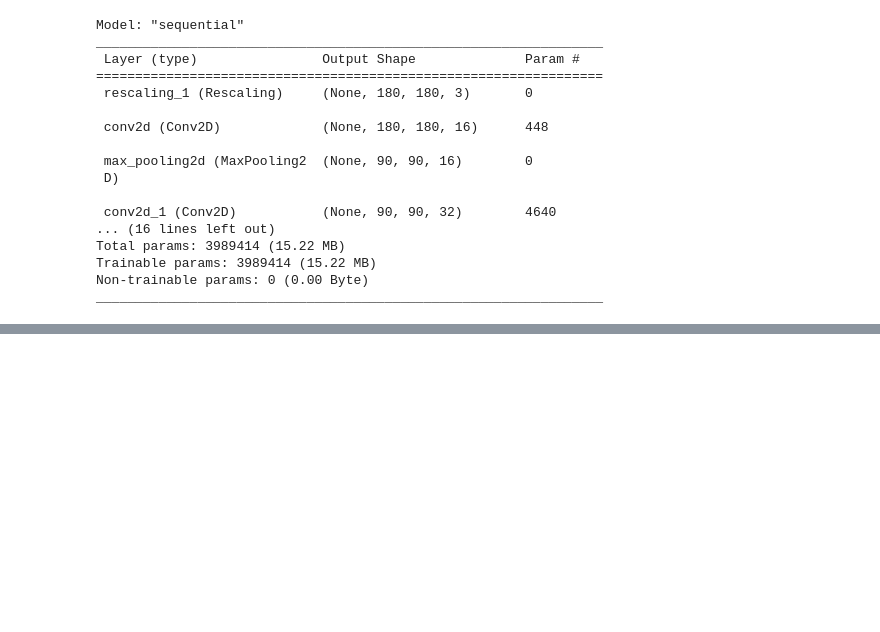
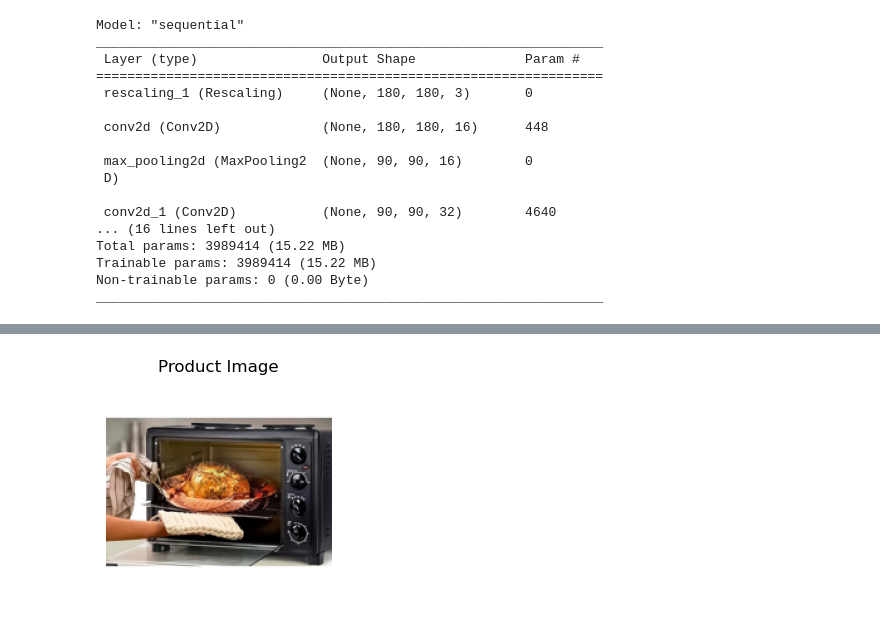
Before and after one commit to mohsin5000/product_predictor, a Jupyter notebook: product_pred.ipynb, the cells around one changed output, grey strips where cells are left out. Saved outputs shown, nothing was run; the diff lists cells and outputs as text; code cells hidden in the pictures; blank space fills up the shorter version.

```diff
--- a/product_pred.ipynb
+++ b/product_pred.ipynb
@@ -239,0 +257,20 @@ plt.show()
+# %%
+from PIL import Image
+import matplotlib.pyplot as plt
+
+test_prod_img = '/data/mohsin/Amazon Data/test_image/12.jpg'
+
+# Open the image using Pillow
+img = Image.open(test_prod_img)
+
+# Resize the image to 180x180
+img_resized = img.resize((180, 180))
+
+plt.subplot(1, 2, 2)
+plt.title('Product Image')
+plt.imshow(img_resized)
+plt.axis('off')
+
+plt.show()
+# %% [output]
+[figure, added]
```
Also changed, not shown: parts of 12 cells of this notebook.
